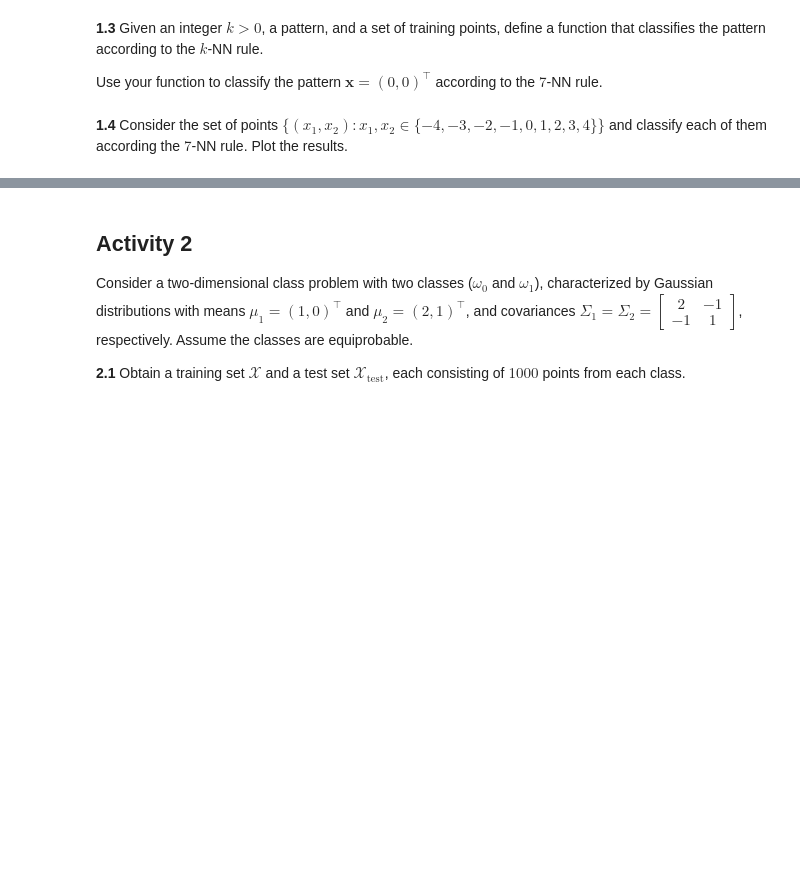
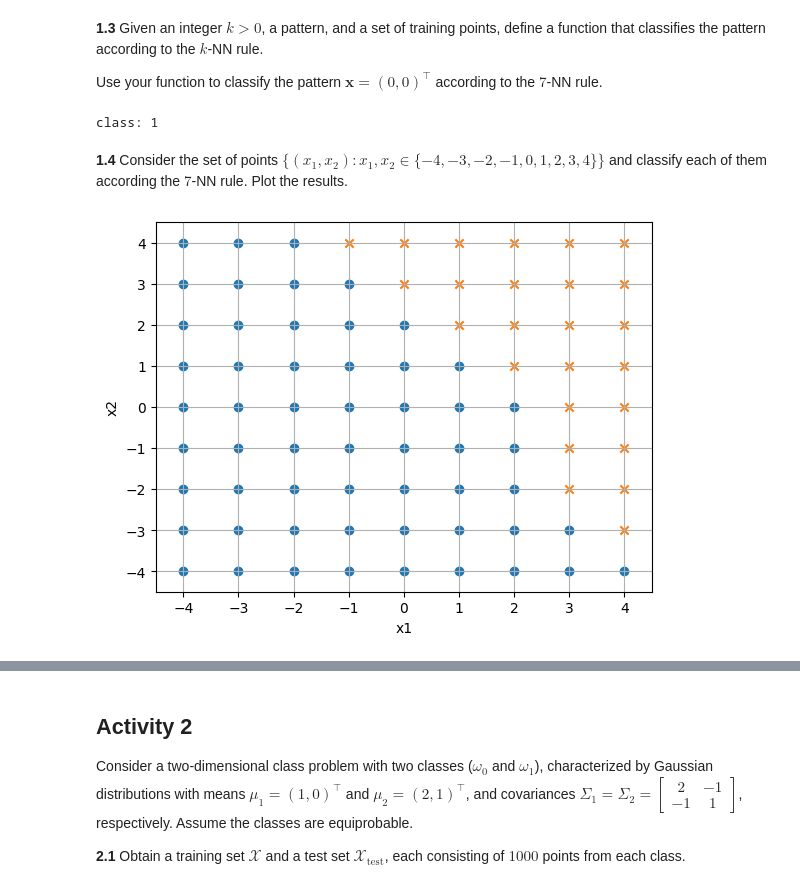
Before and after one commit to brumocas/ML, a Jupyter notebook: lab07/ML_notebook07.ipynb, the cells around one changed output, grey strips where cells are left out. Saved outputs shown, nothing was run; the diff lists cells and outputs as text; code cells hidden in the pictures; blank space fills up the shorter version.

```diff
--- a/lab07/ML_notebook07.ipynb
+++ b/lab07/ML_notebook07.ipynb
@@ -110,9 +121,7 @@ Use your function to classify the pattern $\mathbf{x} = (0,0)^\top$ according to
 def kNN_classifier(k,x,data):
   npoints = data.shape[0]
   # compute distance to training points
-  ''' to be completed
-  dist = ...
-  '''
+  dist = EuclideanDist(x, data)
   # sort along increasing distances
   ind = np.argsort(dist,axis=0)
   classes = data[:,2]
@@ -121,11 +130,12 @@ def kNN_classifier(k,x,data):
   # determine class with more element in the k neighborhood
   c1 = 0
   c2 = 0
-  ''' to be completed
   for i in range(k):
     if classes_sorted[i]==1 :
-    ...
-  '''
+      c1+=1
+    else:
+      c2+=2
+
   if c1>c2:
     return 1
   else :
@@ -134,35 +144,42 @@ def kNN_classifier(k,x,data):
 x=[0,0]
 k=7
 print('class:',kNN_classifier(k,x,df.values))
+# %% [output]
+class: 1
 # %% [markdown]
 **1.4** Consider the set of points $\{(x_1,x_2): x_1,x_2\in\{-4,-3,-2,-1,0,1,2,3,4\}\}$ and classify each of them according the $7$-NN rule. Plot the results.
 # %%
 # Activity 1.4
 
 # define grid of points to be classified
 x1, x2 = np.meshgrid(np.arange(-4,5), np.arange(-4, 5))
 X_plot = np.c_[x1.ravel(), x2.ravel()]
 
 
 # classify each point of the grid
 classification_kNN = []
-''' to be completed
+
 for i in range(X_plot.shape[0]):
-  ...
-'''
+    if kNN_classifier(k, X_plot[i], df.values) == 1:
+        classification_kNN.append(1)
+    else:
+        classification_kNN.append(2)
+
 
 classification_kNN = np.array(classification_kNN)
 
 # plot results
 plt.figure()
 plt.scatter(X_plot[np.where(classification_kNN==1),0], X_plot[np.where(classification_kNN==1),1], marker='o')
 plt.scatter(X_plot[np.where(classification_kNN==2),0], X_plot[np.where(classification_kNN==2),1], marker='x')
 plt.xlabel('x1')
 plt.ylabel('x2')
 plt.xlim(x1.min()-0.5, x1.max()+0.5)
 plt.ylim(x2.min()-0.5, x2.max()+0.5)
 plt.grid()
 plt.show()
+# %% [output]
+[figure, added]
 # %% [markdown]
 # Logistic regression (2-class case)
 
```
Also changed, not shown: parts of 7 cells of this notebook, 2 other files.
